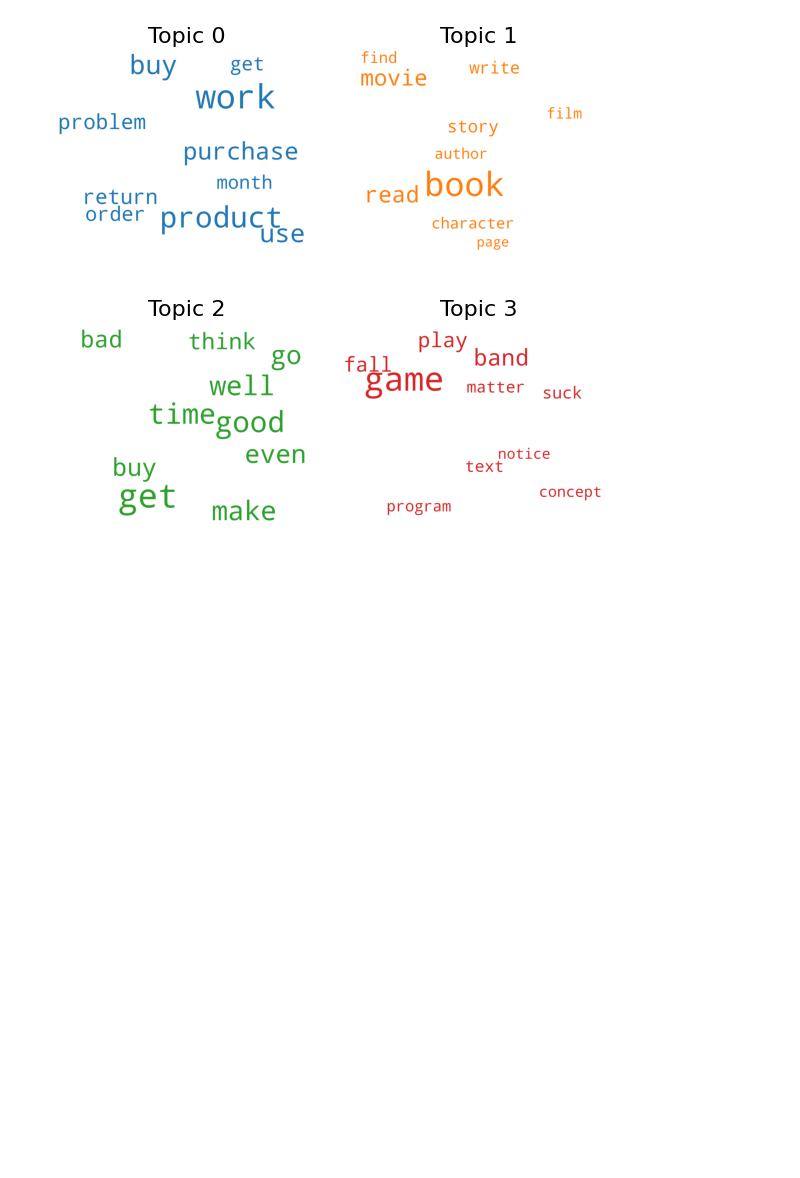
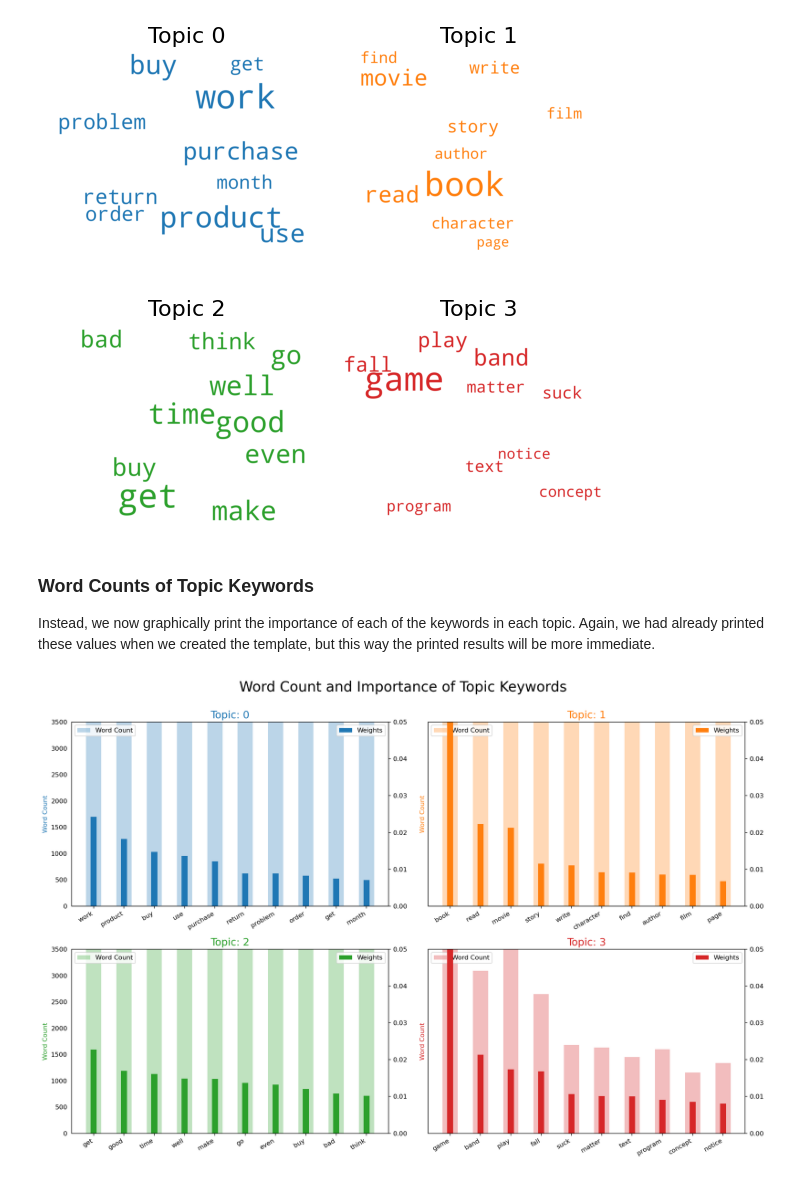
Before and after one commit to Angelido/HLT---Sentiment-Analysis, a Jupyter notebook: Code/Topic_Modeling.ipynb, the cells around one changed output. Drawn from its saved outputs; the diff is of its cells as text; code cells hidden in the pictures; blank space fills up the shorter version.

```diff
--- a/Code/Topic_Modeling.ipynb
+++ b/Code/Topic_Modeling.ipynb
@@ -679,56 +681,59 @@ plt.tight_layout()  # Ensuring tight layout
 plt.show()  # Displaying the plot
 # %% [output]
 [figure]
+# %% [markdown]
+### Word Counts of Topic Keywords
+
+Instead, we now graphically print the importance of each of the keywords in each topic. Again, we had already printed these values when we created the template, but this way the printed results will be more immediate.
 # %%
-from collections import Counter
-
-
-# Ottieni i topic dall'lda_model
+# Obtain topics from the lda_model
 topics = lda_model.show_topics(formatted=False)
 
-# Unisci tutte le parole in una lista piatta
-data_flat = [w for w_list in data_ready for w in w_list]
+# Flatten all words into a flat list
+data_flat = [w for w_list in texts for w in w_list]
 
-# Conta la frequenza delle parole
+# Count word frequencies
 counter = Counter(data_flat)
 
-# Crea un DataFrame con le parole, i topic, l'importanza e il conteggio delle parole
+# Create a DataFrame with words, topics, importance, and word counts
 out = []
 for i, topic in topics:
     for word, weight in topic:
         out.append([word, i, weight, counter[word]])
 
 df = pd.DataFrame(out, columns=['word', 'topic_id', 'importance', 'word_count'])
 
-# Plot del conteggio delle parole e dei pesi delle parole chiave dei topic
+# Plot word counts and weights of topic keywords
 fig, axes = plt.subplots(2, 2, figsize=(16, 10), sharey=True, dpi=160)
 cols = [color for name, color in mcolors.TABLEAU_COLORS.items()]
 
 for i, ax in enumerate(axes.flatten()):
     df_topic = df.loc[df.topic_id == i, :]
 
-    # Istogramma del conteggio delle parole
+    # Histogram of word counts
     ax.bar(x='word', height="word_count", data=df_topic, color=cols[i], width=0.5, alpha=0.3, label='Word Count')
     ax_twin = ax.twinx()
 
-    # Istogramma dell'importanza delle parole
+    # Histogram of word importance
     ax_twin.bar(x='word', height="importance", data=df_topic, color=cols[i], width=0.2, label='Weights')
 
-    # Imposta le etichette degli assi
+    # Set axis labels
     ax.set_ylabel('Word Count', color=cols[i])
-    ax_twin.set_ylim(0, 0.030)
+    ax_twin.set_ylim(0, 0.050)
     ax.set_ylim(0, 3500)
     ax.set_title('Topic: ' + str(i), color=cols[i], fontsize=16)
 
-    # Imposta i tick e le etichette degli assi x
+    # Set x-axis ticks and labels
     ax.set_xticks(range(len(df_topic['word'])))
     ax.set_xticklabels(df_topic['word'], rotation=30, horizontalalignment='right')
 
     ax.tick_params(axis='y', left=False)
     ax.legend(loc='upper left')
     ax_twin.legend(loc='upper right')
 
-# Layout della figura
+# Figure layout
 fig.tight_layout(w_pad=2)
 fig.suptitle('Word Count and Importance of Topic Keywords', fontsize=22, y=1.05)
 plt.show()
+# %% [output]
+[figure, added]
```
Also changed, not shown: parts of 5 cells of this notebook.
